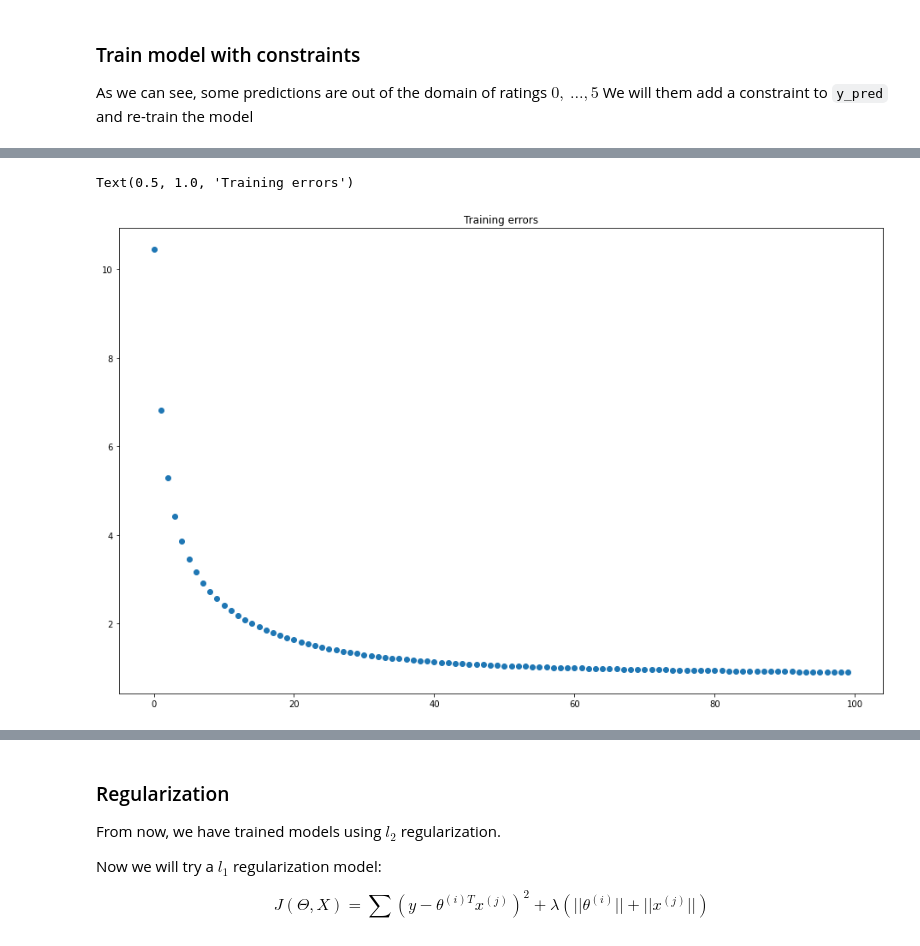
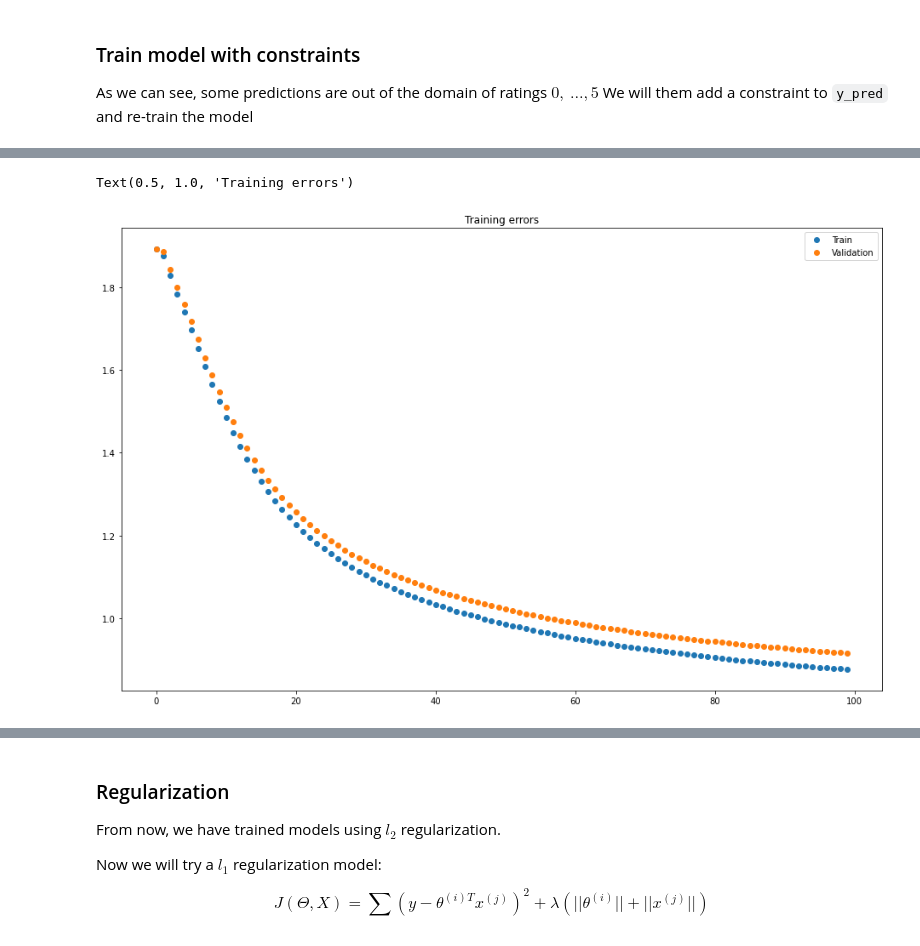
Before and after one commit to peulsilva/movie-recommendation, a Jupyter notebook: notebooks/collaborative-filtering/02-train_model.ipynb, the cells around one changed output, grey strips where cells are left out. Drawn from its saved outputs; the diff is of its cells as text; code cells hidden in the pictures.

Commit message:
update train notebook

```diff
--- a/notebooks/collaborative-filtering/02-train_model.ipynb
+++ b/notebooks/collaborative-filtering/02-train_model.ipynb
@@ -215,13 +284,18 @@ errors_w_constraints = model.get_evaluation_errors()
 # %%
 plt.figure(figsize = [16,10])
 plt.plot(
-    errors_w_constraints,
+    train_constraints_errors,
     'o'
 )
+plt.plot(
+    val_constraints_errors,
+    'o'
+)
+plt.legend(["Train", "Validation"])
 plt.title("Training errors")
 # %% [output]
 Text(0.5, 1.0, 'Training errors')
-[figure, old version]
+[figure, new version]
 # %%
 y_pred_constraint = model.predict()
 # %%
```
Also changed, not shown: parts of 33 cells of this notebook.
